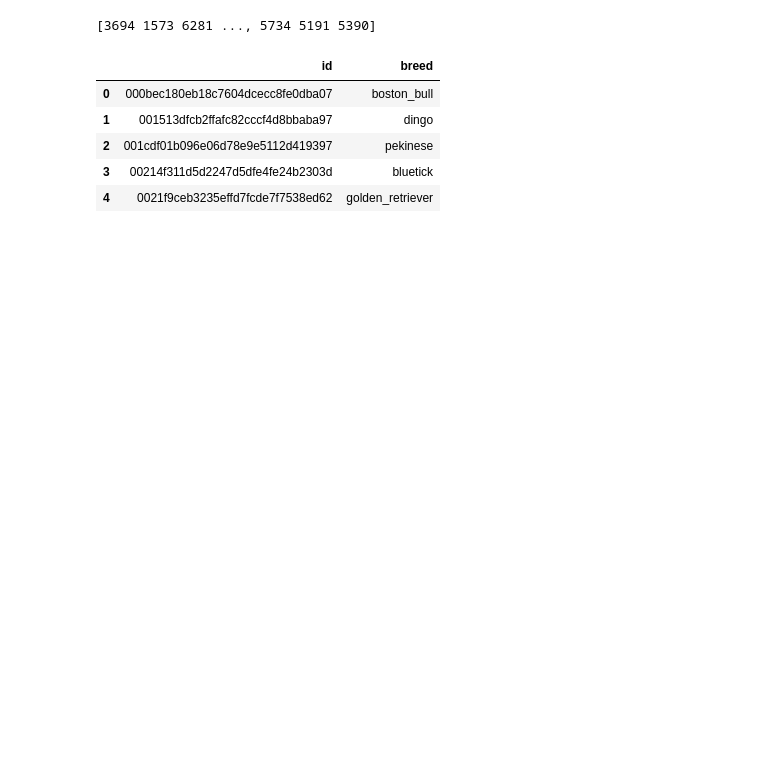
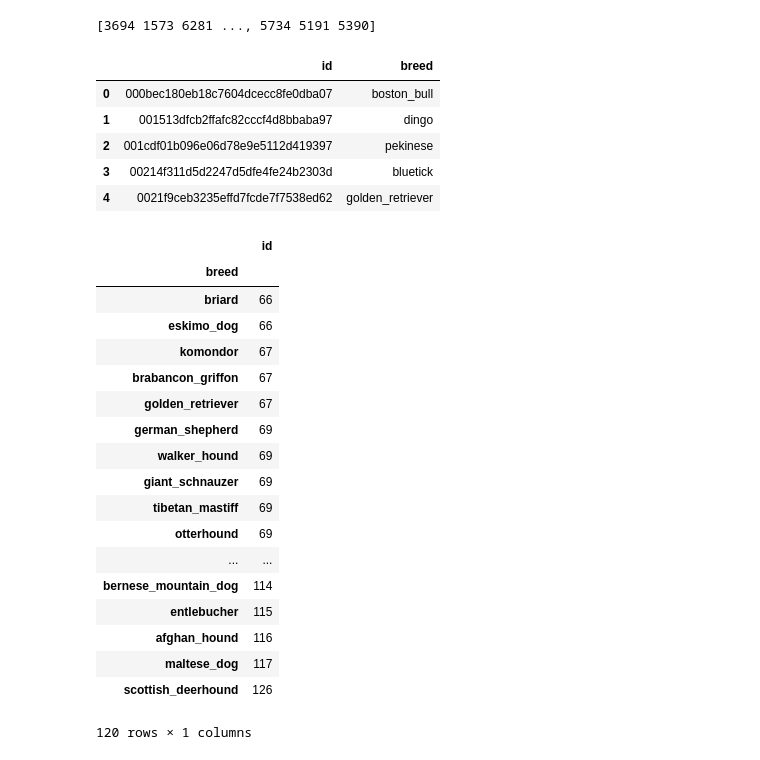
Before and after one commit to xrwang/fastai, a Jupyter notebook: xrwang/Untitled.ipynb, the cells around one changed output. Cells and saved outputs as stored; diff of their text form; code cells hidden in the pictures; blank space fills up the shorter version.

```diff
--- a/xrwang/Untitled.ipynb
+++ b/xrwang/Untitled.ipynb
@@ -35,3 +36,25 @@ label_df.head()
 | 2 | 001cdf01b096e06d78e9e5112d419397 | pekinese |
 | 3 | 00214f311d5d2247d5dfe4fe24b2303d | bluetick |
 | 4 | 0021f9ceb3235effd7fcde7f7538ed62 | golden_retriever |
+# %%
+label_df.pivot_table(index="breed", aggfunc=len).sort_values('id', ascending=True)
+# %% [output]
+|  | id |
+| breed |  |
+| briard | 66 |
+| eskimo_dog | 66 |
+| komondor | 67 |
+| brabancon_griffon | 67 |
+| golden_retriever | 67 |
+| german_shepherd | 69 |
+| walker_hound | 69 |
+| giant_schnauzer | 69 |
+| tibetan_mastiff | 69 |
+| otterhound | 69 |
+| ... | ... |
+| bernese_mountain_dog | 114 |
+| entlebucher | 115 |
+| afghan_hound | 116 |
+| maltese_dog | 117 |
+| scottish_deerhound | 126 |
+120 rows × 1 columns
```
Also changed, not shown: parts of 11 cells of this notebook.
